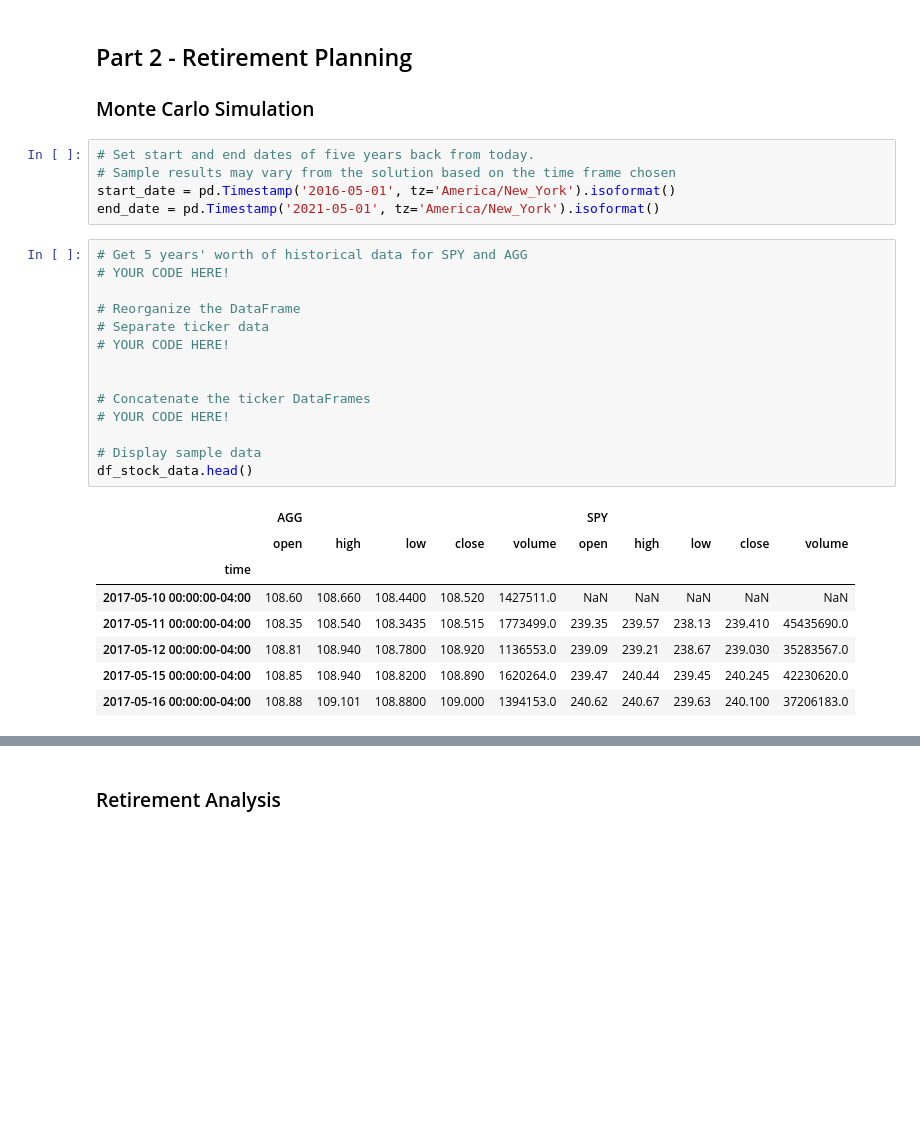
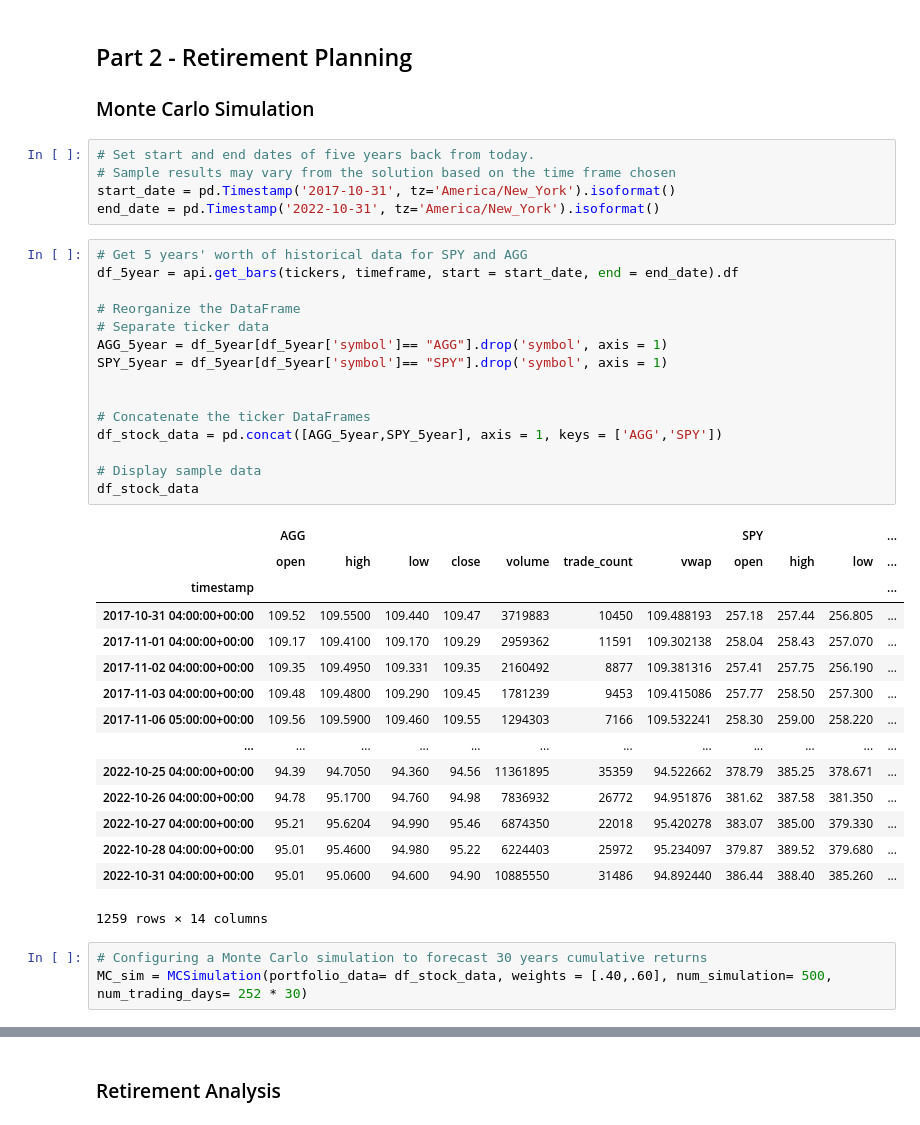
Before and after one commit to AF0428/HW-5-API-Financial-Planning, a Jupyter notebook: Starter_Code/financial-planner.ipynb, the cells around one changed output, grey strips where cells are left out. Saved outputs shown, nothing was run; the diff lists cells and outputs as text; blank space fills up the shorter version.

```diff
--- a/Starter_Code/financial-planner.ipynb
+++ b/Starter_Code/financial-planner.ipynb
@@ -156,28 +163,39 @@ Congratulations! You have enough money in your emergency fund.
 # %%
 # Set start and end dates of five years back from today.
 # Sample results may vary from the solution based on the time frame chosen
-start_date = pd.Timestamp('2016-05-01', tz='America/New_York').isoformat()
-end_date = pd.Timestamp('2021-05-01', tz='America/New_York').isoformat()
+start_date = pd.Timestamp('2017-10-31', tz='America/New_York').isoformat()
+end_date = pd.Timestamp('2022-10-31', tz='America/New_York').isoformat()
 # %%
 # Get 5 years' worth of historical data for SPY and AGG
-# YOUR CODE HERE!
+df_5year = api.get_bars(tickers, timeframe, start = start_date, end = end_date).df
 
 # Reorganize the DataFrame
 # Separate ticker data
-# YOUR CODE HERE!
+AGG_5year = df_5year[df_5year['symbol']== "AGG"].drop('symbol', axis = 1)
+SPY_5year = df_5year[df_5year['symbol']== "SPY"].drop('symbol', axis = 1)
 
 
 # Concatenate the ticker DataFrames
-# YOUR CODE HERE!
+df_stock_data = pd.concat([AGG_5year,SPY_5year], axis = 1, keys = ['AGG','SPY'])
 
 # Display sample data
-df_stock_data.head()
+df_stock_data
 # %% [output]
-|  | AGG |  |  |  |  | SPY |  |  |  |  |
-|  | open | high | low | close | volume | open | high | low | close | volume |
-| time |  |  |  |  |  |  |  |  |  |  |
-| 2017-05-10 00:00:00-04:00 | 108.60 | 108.660 | 108.4400 | 108.520 | 1427511.0 | NaN | NaN | NaN | NaN | NaN |
-| 2017-05-11 00:00:00-04:00 | 108.35 | 108.540 | 108.3435 | 108.515 | 1773499.0 | 239.35 | 239.57 | 238.13 | 239.410 | 45435690.0 |
-| 2017-05-12 00:00:00-04:00 | 108.81 | 108.940 | 108.7800 | 108.920 | 1136553.0 | 239.09 | 239.21 | 238.67 | 239.030 | 35283567.0 |
-| 2017-05-15 00:00:00-04:00 | 108.85 | 108.940 | 108.8200 | 108.890 | 1620264.0 | 239.47 | 240.44 | 239.45 | 240.245 | 42230620.0 |
-| 2017-05-16 00:00:00-04:00 | 108.88 | 109.101 | 108.8800 | 109.000 | 1394153.0 | 240.62 | 240.67 | 239.63 | 240.100 | 37206183.0 |
+|  | AGG |  |  |  |  |  |  | SPY |  |  | ... |
+|  | open | high | low | close | volume | trade_count | vwap | open | high | low | ... |
+| timestamp |  |  |  |  |  |  |  |  |  |  | ... |
+| 2017-10-31 04:00:00+00:00 | 109.52 | 109.5500 | 109.440 | 109.47 | 3719883 | 10450 | 109.488193 | 257.18 | 257.44 | 256.805 | ... |
+| 2017-11-01 04:00:00+00:00 | 109.17 | 109.4100 | 109.170 | 109.29 | 2959362 | 11591 | 109.302138 | 258.04 | 258.43 | 257.070 | ... |
+| 2017-11-02 04:00:00+00:00 | 109.35 | 109.4950 | 109.331 | 109.35 | 2160492 | 8877 | 109.381316 | 257.41 | 257.75 | 256.190 | ... |
+| 2017-11-03 04:00:00+00:00 | 109.48 | 109.4800 | 109.290 | 109.45 | 1781239 | 9453 | 109.415086 | 257.77 | 258.50 | 257.300 | ... |
+| 2017-11-06 05:00:00+00:00 | 109.56 | 109.5900 | 109.460 | 109.55 | 1294303 | 7166 | 109.532241 | 258.30 | 259.00 | 258.220 | ... |
+| ... | ... | ... | ... | ... | ... | ... | ... | ... | ... | ... | ... |
+| 2022-10-25 04:00:00+00:00 | 94.39 | 94.7050 | 94.360 | 94.56 | 11361895 | 35359 | 94.522662 | 378.79 | 385.25 | 378.671 | ... |
+| 2022-10-26 04:00:00+00:00 | 94.78 | 95.1700 | 94.760 | 94.98 | 7836932 | 26772 | 94.951876 | 381.62 | 387.58 | 381.350 | ... |
+| 2022-10-27 04:00:00+00:00 | 95.21 | 95.6204 | 94.990 | 95.46 | 6874350 | 22018 | 95.420278 | 383.07 | 385.00 | 379.330 | ... |
+| 2022-10-28 04:00:00+00:00 | 95.01 | 95.4600 | 94.980 | 95.22 | 6224403 | 25972 | 95.234097 | 379.87 | 389.52 | 379.680 | ... |
+| 2022-10-31 04:00:00+00:00 | 95.01 | 95.0600 | 94.600 | 94.90 | 10885550 | 31486 | 94.892440 | 386.44 | 388.40 | 385.260 | ... |
+1259 rows × 14 columns
+# %%
+# Configuring a Monte Carlo simulation to forecast 30 years cumulative returns
+MC_sim = MCSimulation(portfolio_data= df_stock_data, weights = [.40,.60], num_simulation= 500, num_trading_days= 252 * 30)
```
Also changed, not shown: parts of 23 cells of this notebook.
